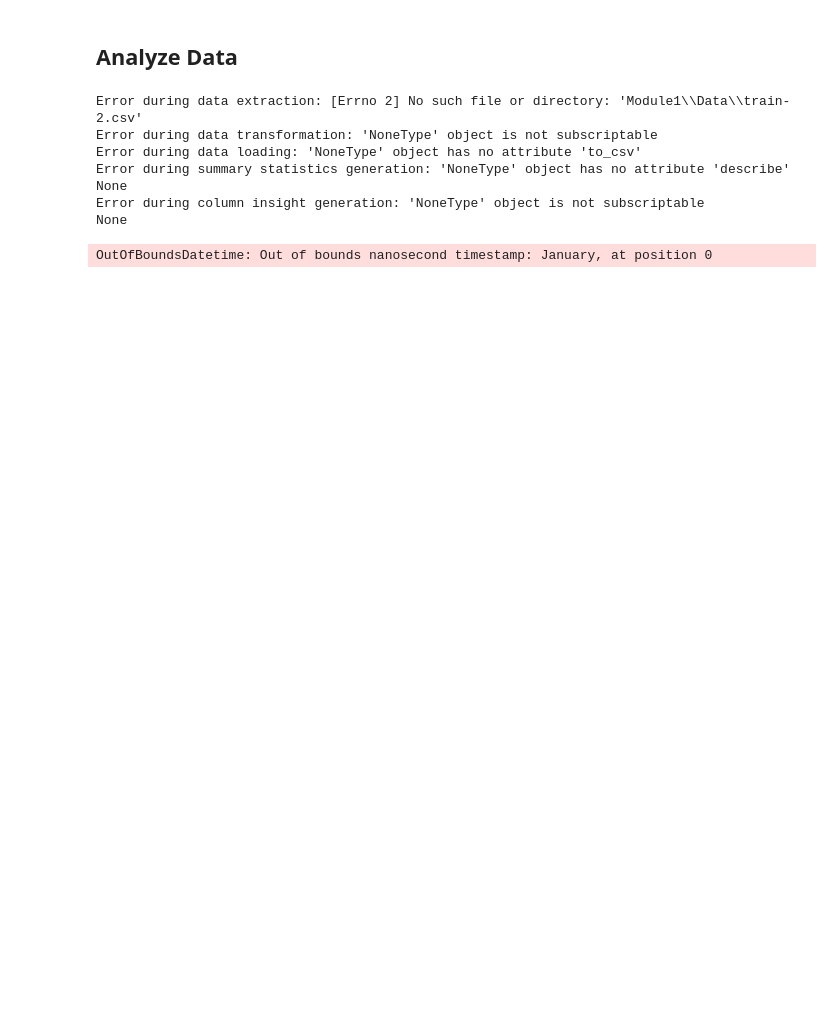
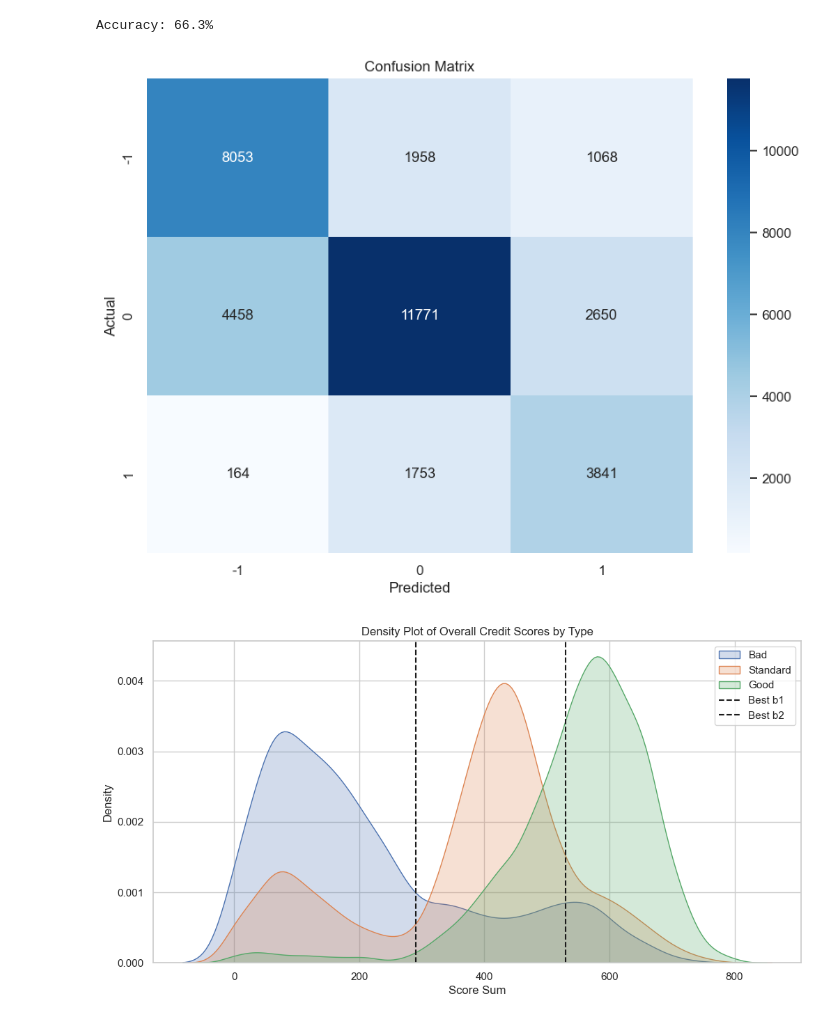
Before and after one commit to Antonio-IF/CreditModels, a Jupyter notebook: Module1/Project1.ipynb, the cells around one changed output. Cells and saved outputs as stored; diff of their text form; code cells hidden in the pictures; blank space fills up the shorter version.

```diff
--- a/Module1/Project1.ipynb
+++ b/Module1/Project1.ipynb
@@ -36,2 +33,0 @@ ImportError: cannot import name 'DataComparison' from 'utils.utils' (c:\Users\ju
-# %% [markdown]
-## Analyze Data
@@ -44,41 +33,0 @@ numeric_columns = ['Age', 'Annual_Income', 'Monthly_Inhand_Salary', 'Num_Bank_Ac
-# %%
-# Define the path and columns
-file_path = r'Module1\Data\train-2.csv'
-output_path = r'Module1\Data\transformed_data.csv'
-numeric_columns = ['Age', 'Annual_Income', 'Monthly_Inhand_Salary', 'Num_Bank_Accounts',
-                   'Num_Credit_Card', 'Interest_Rate', 'Num_of_Loan', 'Delay_from_due_date',
-                   'Num_of_Delayed_Payment', 'Changed_Credit_Limit', 'Num_Credit_Inquiries',
-                   'Outstanding_Debt', 'Credit_Utilization_Ratio', 'Total_EMI_per_month',
-                   'Amount_invested_monthly', 'Monthly_Balance']
-
-# Create an instance of the ETL class
-etl = ETL(file_path)
-
-# Extract data from the CSV file
-etl.extract()
-
-# Transform the data (selecting specific columns and dropping NaN values)
-etl.transform(columns=numeric_columns, drop_na=True)
-
-# Load the transformed data into a new CSV file
-etl.load(output_path)
-
-# Get summary statistics of the dataset
-summary_stats = etl.get_summary_statistics()
-print(summary_stats)
-
-# Get insights on a specific column
-column_insight = etl.get_column_insight('Age')
-print(column_insight)
-# %% [output]
-Error during data extraction: [Errno 2] No such file or directory: 'Module1\\Data\\train-2.csv'
-Error during data transformation: 'NoneType' object is not subscriptable
-Error during data loading: 'NoneType' object has no attribute 'to_csv'
-Error during summary statistics generation: 'NoneType' object has no attribute 'describe'
-None
-Error during column insight generation: 'NoneType' object is not subscriptable
-None
-# %%
-eda = EDA(r'./Data/train-2.csv', date_column='Month', columns_to_analyze=numeric_columns)
-# %% [output]
-OutOfBoundsDatetime: Out of bounds nanosecond timestamp: January, at position 0
@@ -84,0 +179,8 @@ OutOfBoundsDatetime: Out of bounds nanosecond timestamp: January, at position 0
+# %%
+model = CreditScoreModel('Data/train-2.csv')
+model.columns_to_process_num = ['Interest_Rate'] # Histogramas
+model.run_full_analysis() # Accuracy modelo, graficas de densidad, e histograma de las diferencias entre las variables predichas y las reales
+# %% [output]
+Accuracy: 66.3%
+[figure, added]
+[figure, added]
```
Also changed, not shown: parts of 4 cells of this notebook, 4 other files.
